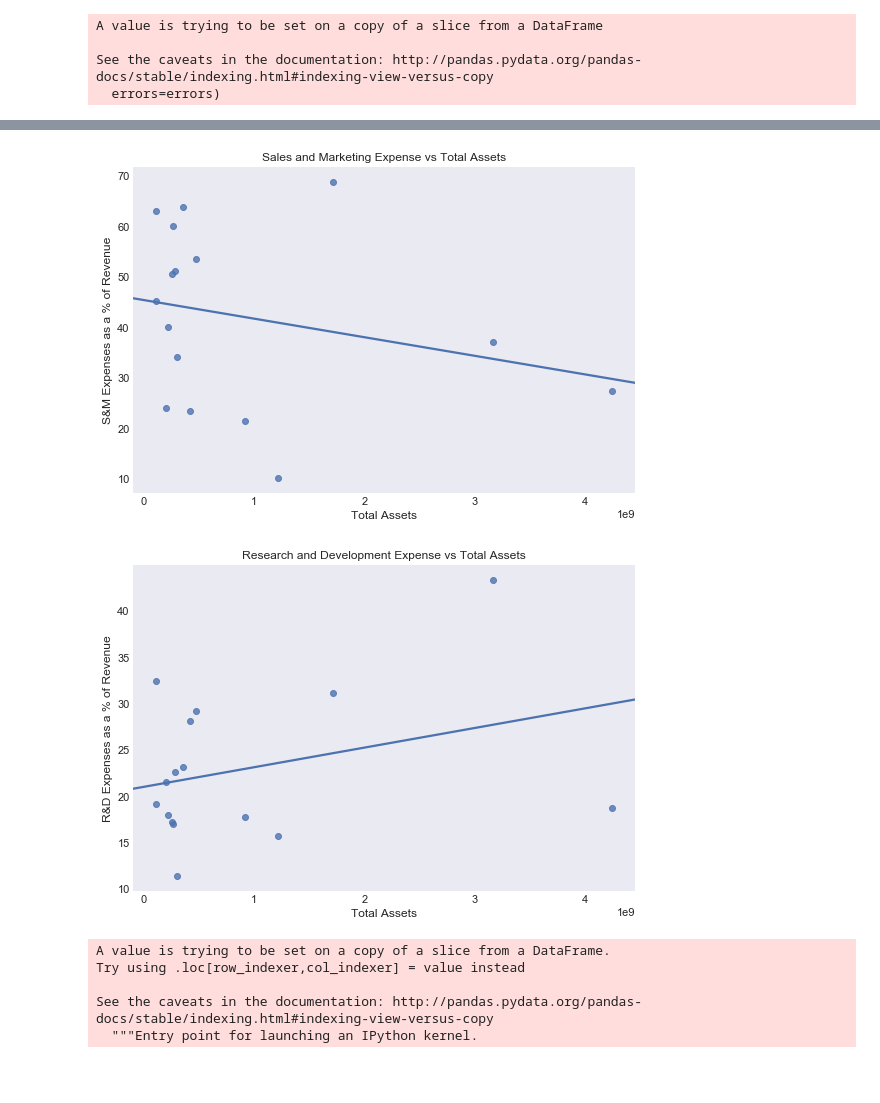
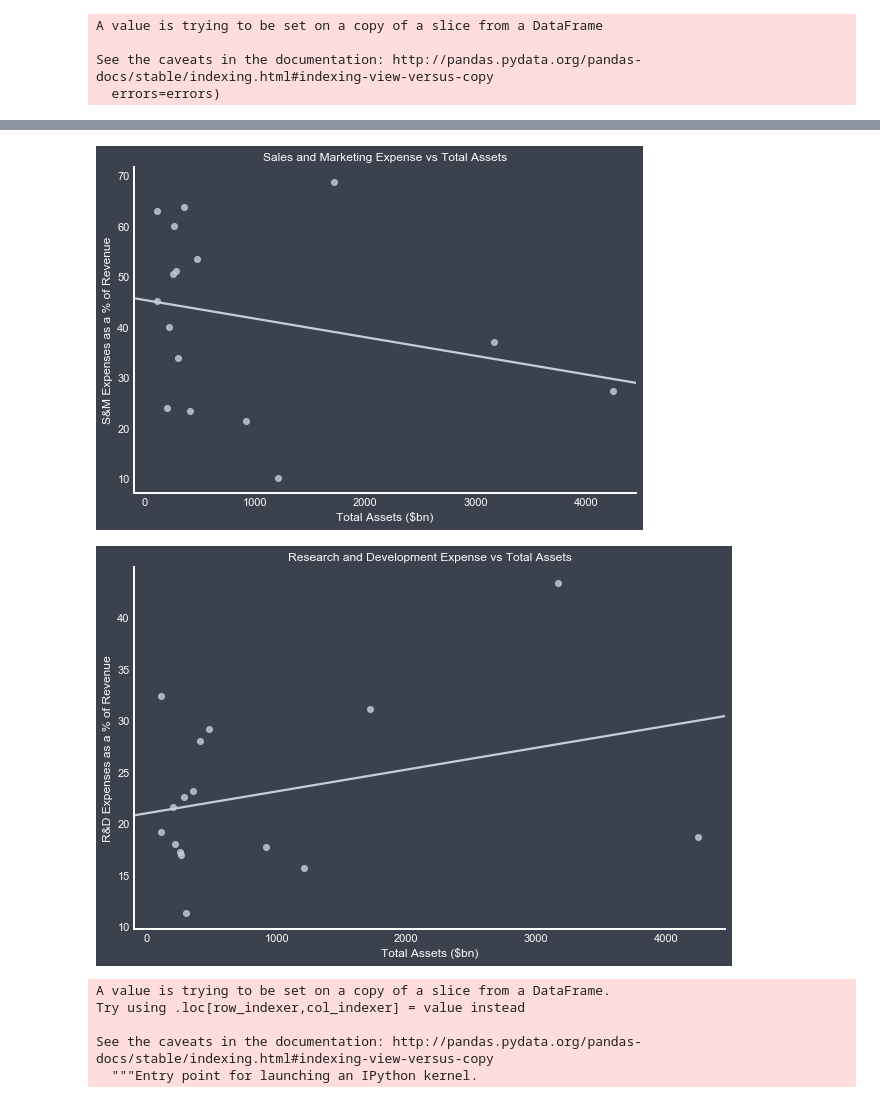
Before and after one commit to JamesTrick/blog_analysis, a Jupyter notebook: business/US_Stock_Spending.ipynb, the cells around one changed output, grey strips where cells are left out. Saved outputs shown, nothing was run; the diff lists cells and outputs as text; code cells hidden in the pictures; blank space fills up the shorter version.

```diff
--- a/business/US_Stock_Spending.ipynb
+++ b/business/US_Stock_Spending.ipynb
@@ -269,36 +301,6 @@ import seaborn as sns
 sns.set_context('poster')
 #sns.set_palette("PuBuGn_d")
 sns.set(style="whitegrid")
-# %%
-"""
-
-rc = {'axes.axisbelow': True,
- 'axes.edgecolor': 'white',
- 'axes.facecolor': '#EAEAF2',
- 'axes.grid': True,
- 'axes.labelcolor': 'white',
- 'axes.linewidth': 0,
- 'font.family': 'Arial',
- 'grid.color': 'white',
- 'grid.linestyle': '-',
- 'image.cmap': 'Greys',
- 'legend.frameon': False,
- 'legend.numpoints': 1,
- 'legend.scatterpoints': 1,
- 'lines.solid_capstyle': 'round',
- 'pdf.fonttype': 42,
- 'text.color': 'white',
- 'xtick.color': 'white',
- 'xtick.direction': 'out',
- 'xtick.major.size': 0,
- 'xtick.minor.size': 0,
- 'ytick.color': 'white',
- 'ytick.direction': 'out',
- 'ytick.major.size': 0,
- 'ytick.minor.size': 0}
-"""
-#sns.set(rc=rc)
-sns.set_style("dark")
 # %%
 plotting.head()
 # %% [output]
@@ -311,31 +313,36 @@ plotting.head()
 # %%
 plt.figure(figsize=(9,6))
-sns.regplot(x=plotting.iloc[:,0],
+sns.regplot(x=plotting.iloc[:,0] / 1000000,
             y=(plotting.iloc[:,2] / plotting.iloc[:,1]) * 100,
             ci=None,
+            color='#C7CCDB'
            )
-sns.despine(left=True, bottom=True)
+sns.despine()
 plt.title("Sales and Marketing Expense vs Total Assets")
 plt.ylabel("S&M Expenses as a % of Revenue")
-plt.xlabel("Total Assets")
-plt.savefig('sm_expense.png', transparent=True)
+plt.xlabel("Total Assets ($bn)")
+plt.grid(False)
+plt.savefig("sm_expense.png", facecolor="#3B424D")
 plt.show();
 # %% [output]
-[figure, old version]
+[figure, new version]
 # %%
 plt.figure(figsize=(9,6))
-sns.regplot(x=plotting.iloc[:,0],
+sns.regplot(x=plotting.iloc[:,0] / 1000000,
             y=(plotting.iloc[:,3] / plotting.iloc[:,1]) * 100,
             ci=None,
+            color='#C7CCDB'
            )
 sns.despine()
 plt.title("Research and Development Expense vs Total Assets")
 plt.ylabel("R&D Expenses as a % of Revenue")
-plt.xlabel("Total Assets")
-plt.savefig("rd_figure.png", transparent=True)
+plt.xlabel("Total Assets ($bn)")
+plt.tight_layout()
+plt.grid(False)
+plt.savefig("rd_figure.png", facecolor="#3B424D")
 plt.show();
 # %% [output]
-[figure, old version]
+[figure, new version]
 # %%
 plotting['company'] = plotting.index.map(stocks_lookup)
 # %% [output]
```
Also changed, not shown: parts of 13 cells of this notebook, 34 other files.
